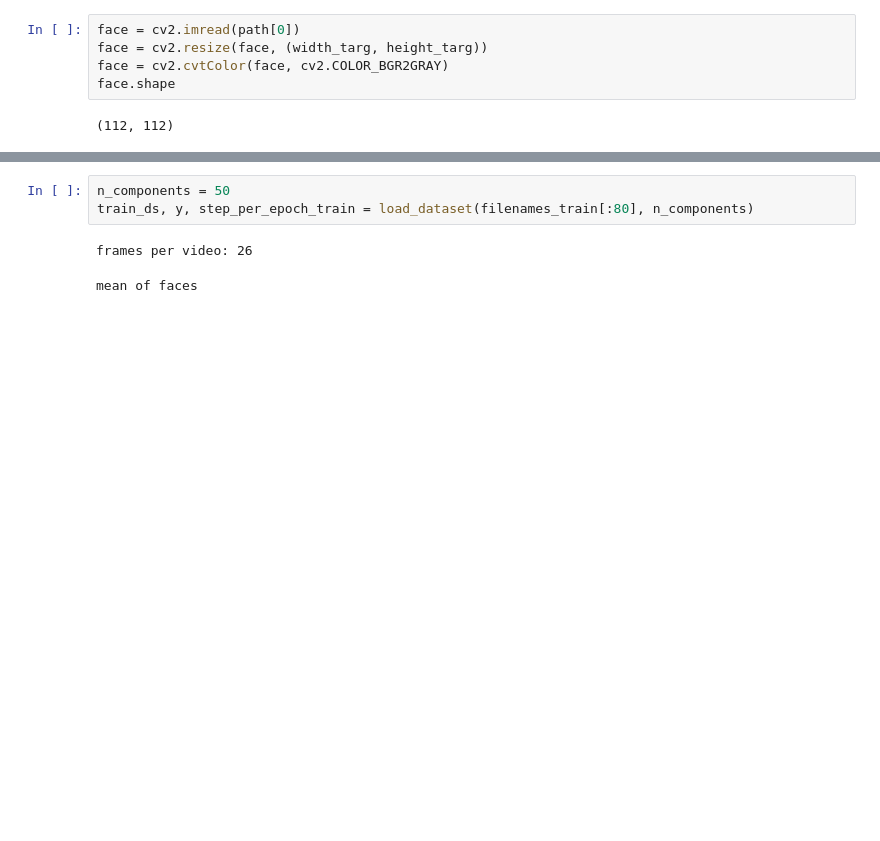
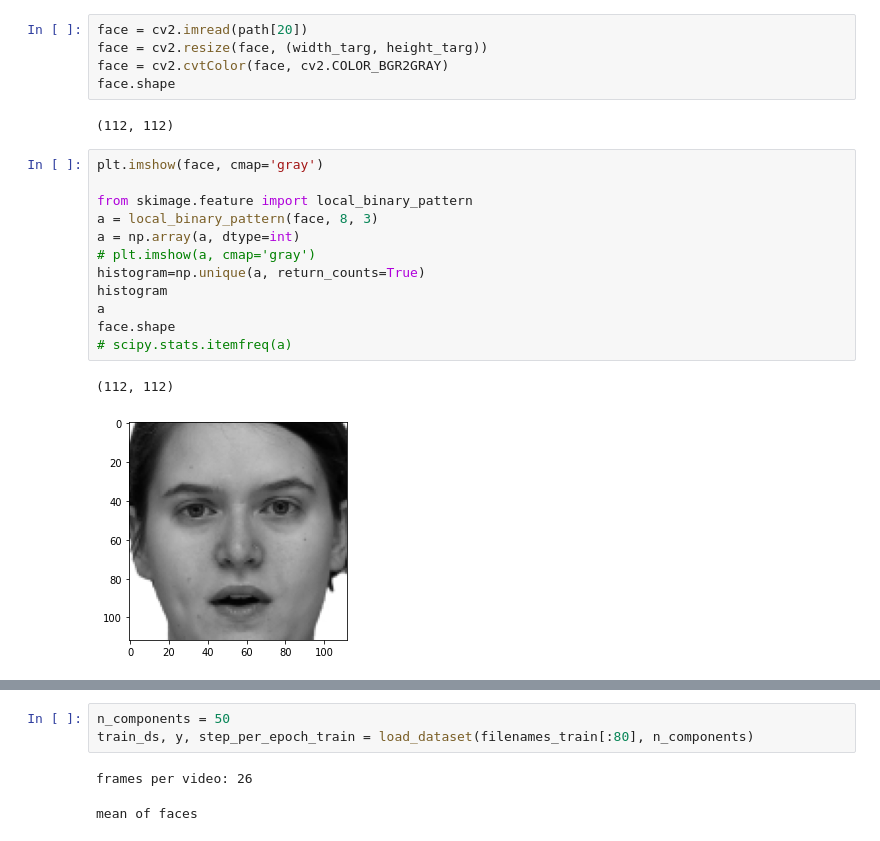
Before and after one commit to gianscuri/Emotion-Recognition_SER-FER_RAVDESS, a Jupyter notebook: video_stream_train_BW_faces_PCA-SVM.ipynb, the cells around one changed output, grey strips where cells are left out. Cells and saved outputs as stored; diff of their text form; blank space fills up the shorter version.

```diff
--- a/video_stream_train_BW_faces_PCA-SVM.ipynb
+++ b/video_stream_train_BW_faces_PCA-SVM.ipynb
@@ -85,9 +85,24 @@ for (dirpath, dirnames, fn) in os.walk(dataset_path):
 
 # plt.imshow(image)
 # %%
-face = cv2.imread(path[0])
+face = cv2.imread(path[20])
 face = cv2.resize(face, (width_targ, height_targ))
 face = cv2.cvtColor(face, cv2.COLOR_BGR2GRAY)
 face.shape
 # %% [output]
 (112, 112)
+# %%
+plt.imshow(face, cmap='gray')
+
+from skimage.feature import local_binary_pattern
+a = local_binary_pattern(face, 8, 3)
+a = np.array(a, dtype=int)
+# plt.imshow(a, cmap='gray')
+histogram=np.unique(a, return_counts=True)
+histogram
+a
+face.shape
+# scipy.stats.itemfreq(a)
+# %% [output]
+(112, 112)
+[figure, added]
```
Also changed, not shown: parts of 8 cells of this notebook, 6 other files.
